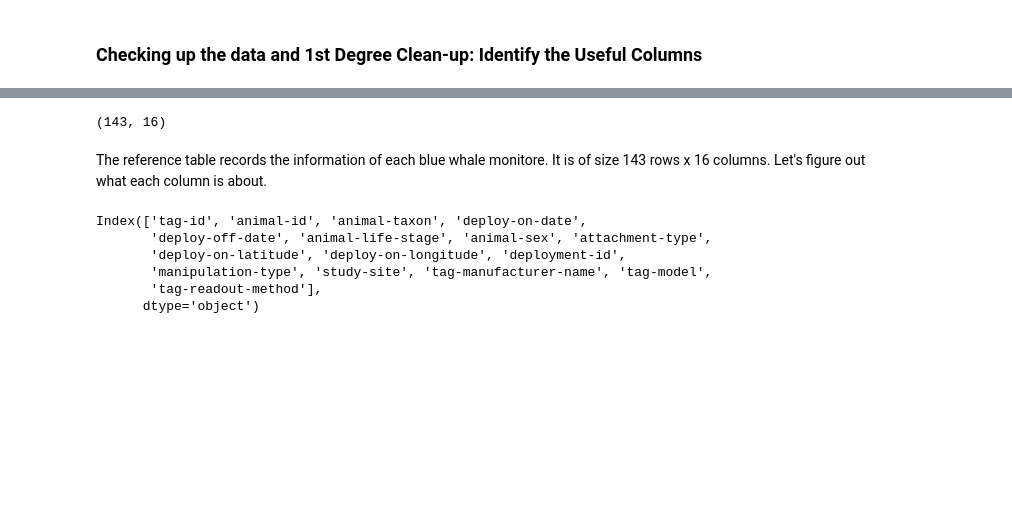
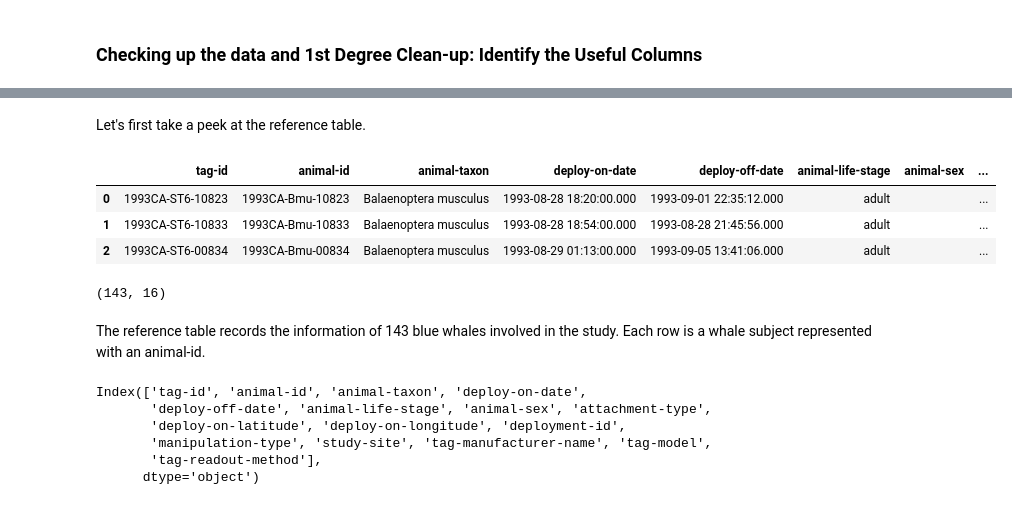
Before and after one commit to gigglypear/movebank_explore, a Jupyter notebook: code/Movebank Data Analysis Attempt.ipynb, the cells around one changed output, grey strips where cells are left out. Cells and saved outputs as stored; diff of their text form; code cells hidden in the pictures; blank space fills up the shorter version.

```diff
--- a/code/Movebank Data Analysis Attempt.ipynb
+++ b/code/Movebank Data Analysis Attempt.ipynb
@@ -29,9 +15,18 @@ whale_ref.head()
+# %% [markdown]
+Let's first take a peek at the reference table.
+# %%
+whale_ref.head(3)
+# %% [output]
+|  | tag-id | animal-id | animal-taxon | deploy-on-date | deploy-off-date | animal-life-stage | animal-sex | ... |
+| 0 | 1993CA-ST6-10823 | 1993CA-Bmu-10823 | Balaenoptera musculus | 1993-08-28 18:20:00.000 | 1993-09-01 22:35:12.000 | adult |  | ... |
+| 1 | 1993CA-ST6-10833 | 1993CA-Bmu-10833 | Balaenoptera musculus | 1993-08-28 18:54:00.000 | 1993-08-28 21:45:56.000 | adult |  | ... |
+| 2 | 1993CA-ST6-00834 | 1993CA-Bmu-00834 | Balaenoptera musculus | 1993-08-29 01:13:00.000 | 1993-09-05 13:41:06.000 | adult |  | ... |
 # %%
 whale_ref.shape
 # %% [output]
 (143, 16)
-# %% [markdown]
-The reference table records the information of each blue whale monitore. It is of size 143 rows x 16 columns. Let's figure out what each column is about.
+# %% [markdown]
+The reference table records the information of 143 blue whales involved in the study. Each row is a whale subject represented with an animal-id.
 # %%
 whale_ref.columns
 # %% [output]
```
Also changed, not shown: parts of 18 cells of this notebook.
